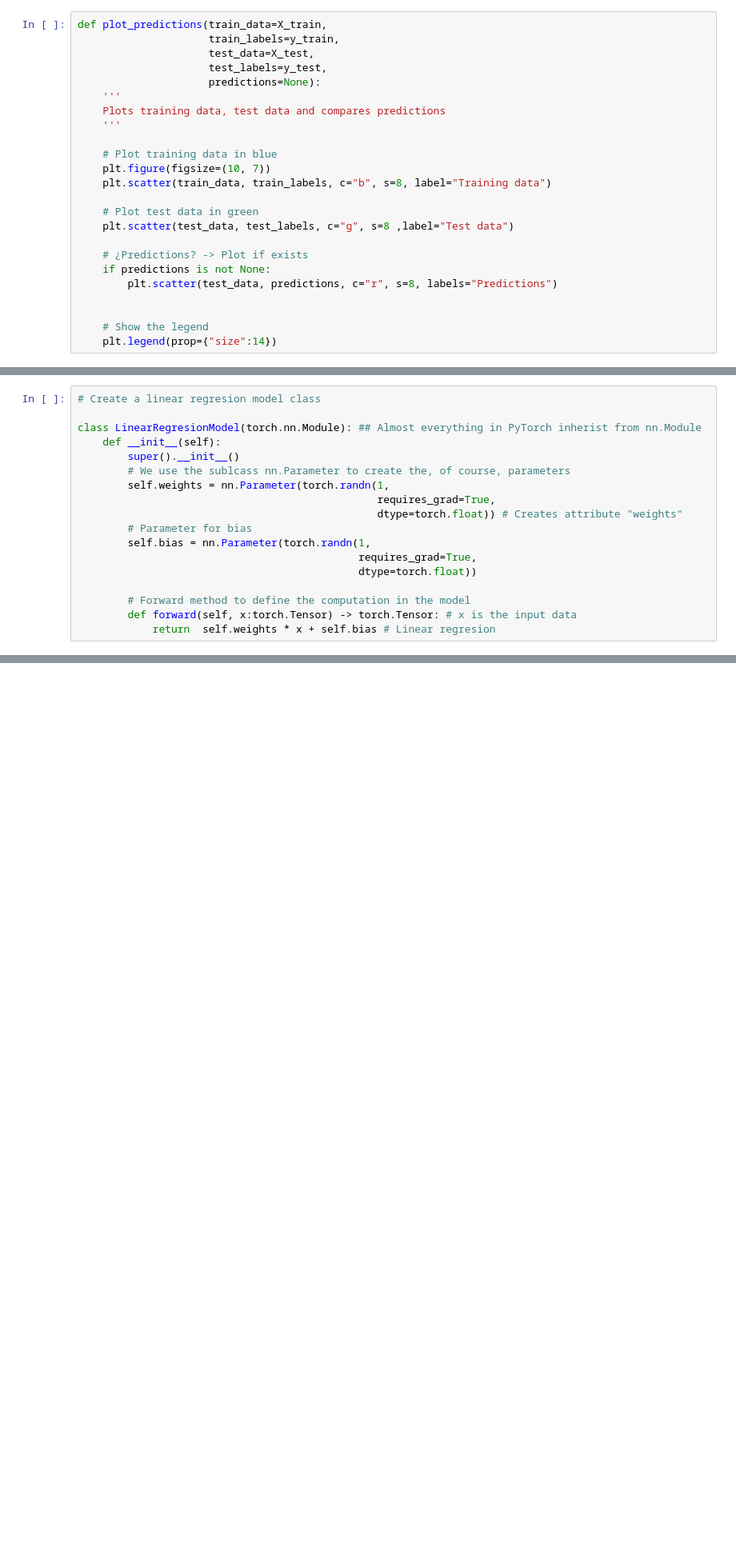
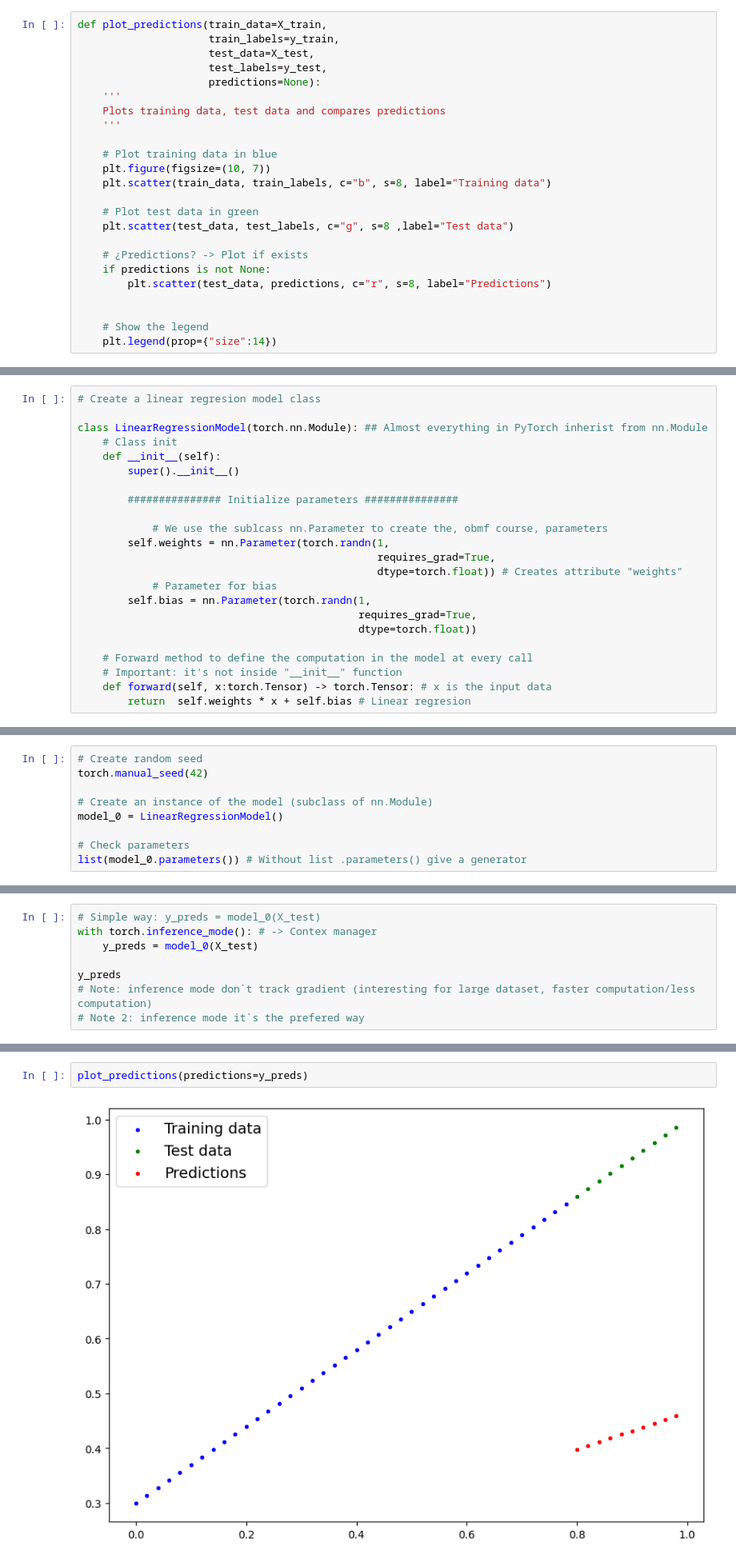
Before and after one commit to JavierMdT/PyTorch-Course, a Jupyter notebook: 01_pytorch_workflow/01_pytorch_workflow.ipynb, the cells around one changed output, grey strips where cells are left out. Shown: that part at 80% size. Drawn from its saved outputs; the diff is of its cells as text; blank space fills up the shorter version.

Commit message:
Continued 01, first linear model completed

```diff
--- a/01_pytorch_workflow/01_pytorch_workflow.ipynb
+++ b/01_pytorch_workflow/01_pytorch_workflow.ipynb
@@ -120,7 +127,7 @@ def plot_predictions(train_data=X_train,
 
     # ¿Predictions? -> Plot if exists
     if predictions is not None:
-        plt.scatter(test_data, predictions, c="r", s=8, labels="Predictions")
+        plt.scatter(test_data, predictions, c="r", s=8, label="Predictions")
 
 
     # Show the legend
@@ -134,18 +141,23 @@ plot_predictions()
 # %%
 # Create a linear regresion model class
 
-class LinearRegresionModel(torch.nn.Module): ## Almost everything in PyTorch inherist from nn.Module
+class LinearRegressionModel(torch.nn.Module): ## Almost everything in PyTorch inherist from nn.Module
+    # Class init
     def __init__(self):
         super().__init__()
-        # We use the sublcass nn.Parameter to create the, of course, parameters
+
+        ############### Initialize parameters ###############
+
+            # We use the sublcass nn.Parameter to create the, obmf course, parameters
         self.weights = nn.Parameter(torch.randn(1,
                                                 requires_grad=True,
                                                 dtype=torch.float)) # Creates attribute "weights"
-        # Parameter for bias
+            # Parameter for bias
         self.bias = nn.Parameter(torch.randn(1,
                                              requires_grad=True,
                                              dtype=torch.float))
 
-        # Forward method to define the computation in the model
-        def forward(self, x:torch.Tensor) -> torch.Tensor: # x is the input data
-            return  self.weights * x + self.bias # Linear regresion
+    # Forward method to define the computation in the model at every call
+    # Important: it's not inside "__init__" function
+    def forward(self, x:torch.Tensor) -> torch.Tensor: # x is the input data
+        return  self.weights * x + self.bias # Linear regresion
@@ -151,0 +173,9 @@ class LinearRegresionModel(torch.nn.Module): ## Almost everything in PyTorch inh
+# %%
+# Create random seed
+torch.manual_seed(42)
+
+# Create an instance of the model (subclass of nn.Module)
+model_0 = LinearRegressionModel()
+
+# Check parameters
+list(model_0.parameters()) # Without list .parameters() give a generator
@@ -151,0 +196,8 @@ class LinearRegresionModel(torch.nn.Module): ## Almost everything in PyTorch inh
+# %%
+# Simple way: y_preds = model_0(X_test)
+with torch.inference_mode(): # -> Contex manager
+    y_preds = model_0(X_test)
+
+y_preds
+# Note: inference mode don`t track gradient (interesting for large dataset, faster computation/less computation)
+# Note 2: inference mode it`s the prefered way
@@ -151,0 +244,4 @@ class LinearRegresionModel(torch.nn.Module): ## Almost everything in PyTorch inh
+# %%
+plot_predictions(predictions=y_preds)
+# %% [output]
+[figure, added]
```
Also changed, not shown: parts of 17 cells of this notebook, 1 other file.
